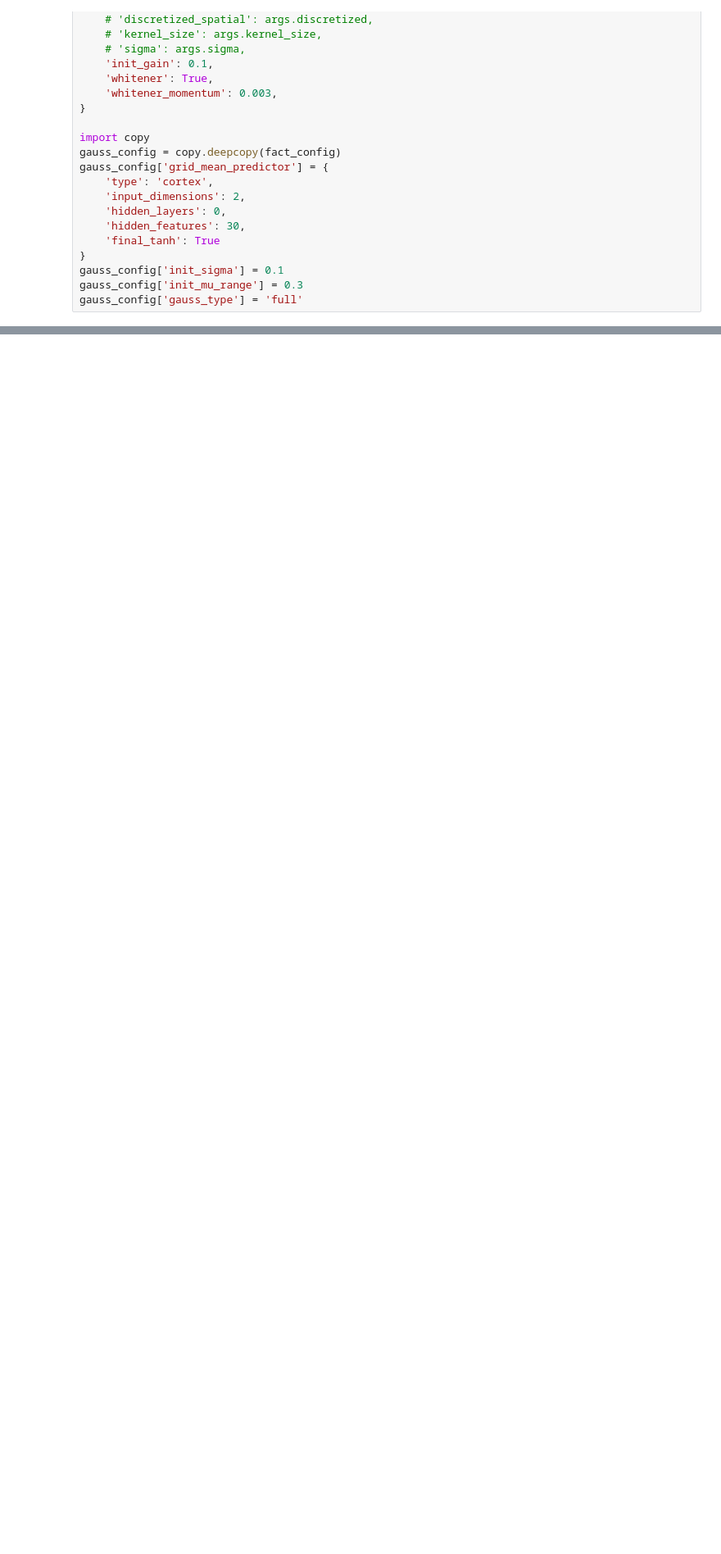
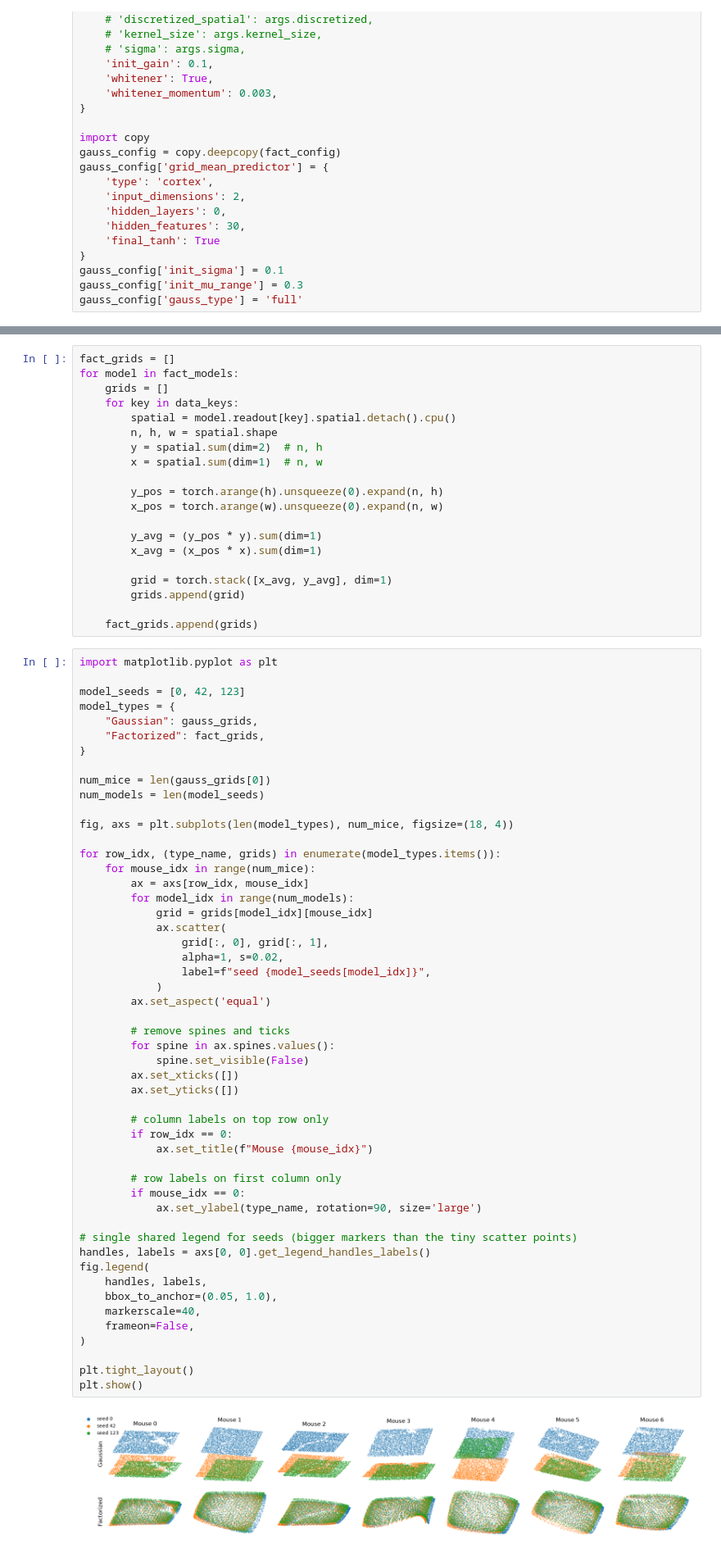
Before and after one commit to NathanSoeding/sensorium, a Jupyter notebook: analysis/evaluate.ipynb, the cells around one changed output, grey strips where cells are left out. Shown at 82% size. Saved outputs shown, nothing was run; the diff lists cells and outputs as text; blank space fills up the shorter version.

Commit message:
new rf/shifter plots and metrics

```diff
--- a/analysis/evaluate.ipynb
+++ b/analysis/evaluate.ipynb
@@ -216,0 +190,73 @@ torch.float32
+# %%
+fact_grids = []
+for model in fact_models:
+    grids = []
+    for key in data_keys:
+        spatial = model.readout[key].spatial.detach().cpu()
+        n, h, w = spatial.shape
+        y = spatial.sum(dim=2)  # n, h
+        x = spatial.sum(dim=1)  # n, w
+
+        y_pos = torch.arange(h).unsqueeze(0).expand(n, h)
+        x_pos = torch.arange(w).unsqueeze(0).expand(n, w)
+
+        y_avg = (y_pos * y).sum(dim=1)
+        x_avg = (x_pos * x).sum(dim=1)
+
+        grid = torch.stack([x_avg, y_avg], dim=1)
+        grids.append(grid)
+
+    fact_grids.append(grids)
+# %%
+import matplotlib.pyplot as plt
+
+model_seeds = [0, 42, 123]
+model_types = {
+    "Gaussian": gauss_grids,
+    "Factorized": fact_grids,
+}
+
+num_mice = len(gauss_grids[0])
+num_models = len(model_seeds)
+
+fig, axs = plt.subplots(len(model_types), num_mice, figsize=(18, 4))
+
+for row_idx, (type_name, grids) in enumerate(model_types.items()):
+    for mouse_idx in range(num_mice):
+        ax = axs[row_idx, mouse_idx]
+        for model_idx in range(num_models):
+            grid = grids[model_idx][mouse_idx]
+            ax.scatter(
+                grid[:, 0], grid[:, 1],
+                alpha=1, s=0.02,
+                label=f"seed {model_seeds[model_idx]}",
+            )
+        ax.set_aspect('equal')
+
+        # remove spines and ticks
+        for spine in ax.spines.values():
+            spine.set_visible(False)
+        ax.set_xticks([])
+        ax.set_yticks([])
+
+        # column labels on top row only
+        if row_idx == 0:
+            ax.set_title(f"Mouse {mouse_idx}")
+
+        # row labels on first column only
+        if mouse_idx == 0:
+            ax.set_ylabel(type_name, rotation=90, size='large')
+
+# single shared legend for seeds (bigger markers than the tiny scatter points)
+handles, labels = axs[0, 0].get_legend_handles_labels()
+fig.legend(
+    handles, labels,
+    bbox_to_anchor=(0.05, 1.0),
+    markerscale=40,
+    frameon=False,
+)
+
+plt.tight_layout()
+plt.show()
+# %% [output]
+[figure, added]
```
Also changed, not shown: parts of 17 cells of this notebook.
